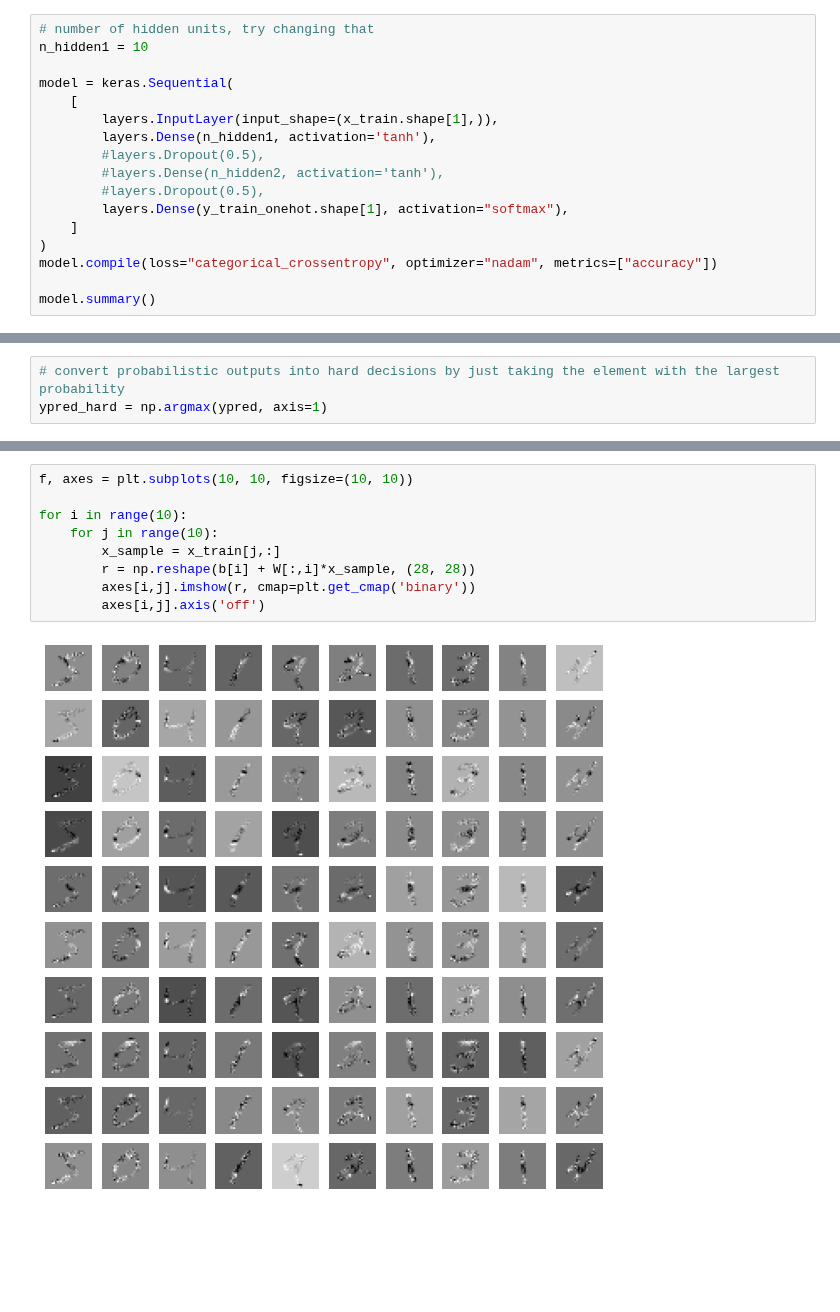
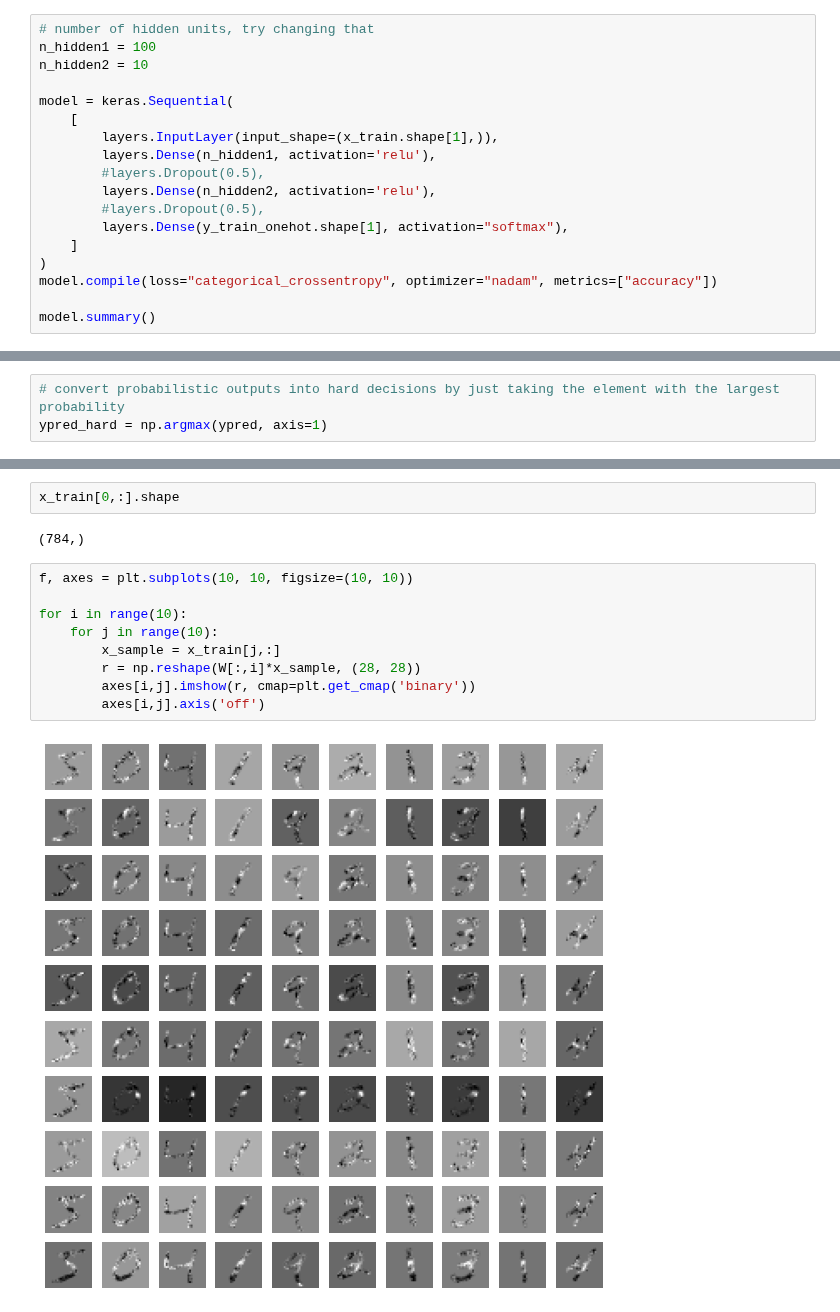
Before and after one commit to KISRDevelopment/nn_course, a Jupyter notebook: module8_mnist.ipynb, the cells around one changed output, grey strips where cells are left out. Saved outputs shown, nothing was run; the diff lists cells and outputs as text; blank space fills up the shorter version.

```diff
--- a/module8_mnist.ipynb
+++ b/module8_mnist.ipynb
@@ -87,14 +87,15 @@ y_test_onehot = tf.keras.utils.to_categorical(y_test)
 ### Training and Evaluation
 # %%
 # number of hidden units, try changing that
-n_hidden1 = 10
+n_hidden1 = 100
+n_hidden2 = 10
 
 model = keras.Sequential(
     [
         layers.InputLayer(input_shape=(x_train.shape[1],)),
-        layers.Dense(n_hidden1, activation='tanh'),
+        layers.Dense(n_hidden1, activation='relu'),
         #layers.Dropout(0.5),
-        #layers.Dense(n_hidden2, activation='tanh'),
+        layers.Dense(n_hidden2, activation='relu'),
         #layers.Dropout(0.5),
         layers.Dense(y_train_onehot.shape[1], activation="softmax"),
     ]
@@ -171,11 +176,15 @@ W.shape
+# %%
+x_train[0,:].shape
+# %% [output]
+(784,)
 # %%
 f, axes = plt.subplots(10, 10, figsize=(10, 10))
 
 for i in range(10):
     for j in range(10):
         x_sample = x_train[j,:]
-        r = np.reshape(b[i] + W[:,i]*x_sample, (28, 28))
+        r = np.reshape(W[:,i]*x_sample, (28, 28))
         axes[i,j].imshow(r, cmap=plt.get_cmap('binary'))
         axes[i,j].axis('off')
 # %% [output]
-[figure, old version]
+[figure, new version]
```
Also changed, not shown: parts of 5 cells of this notebook, 7 other files.
